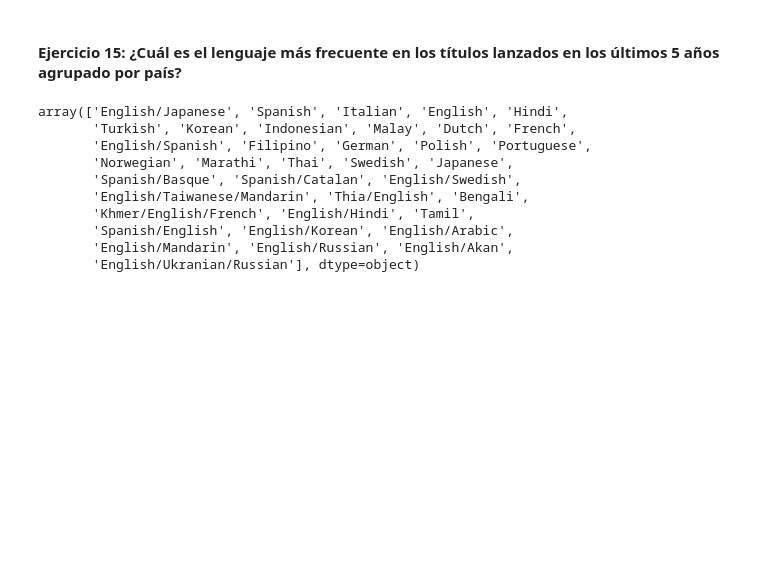
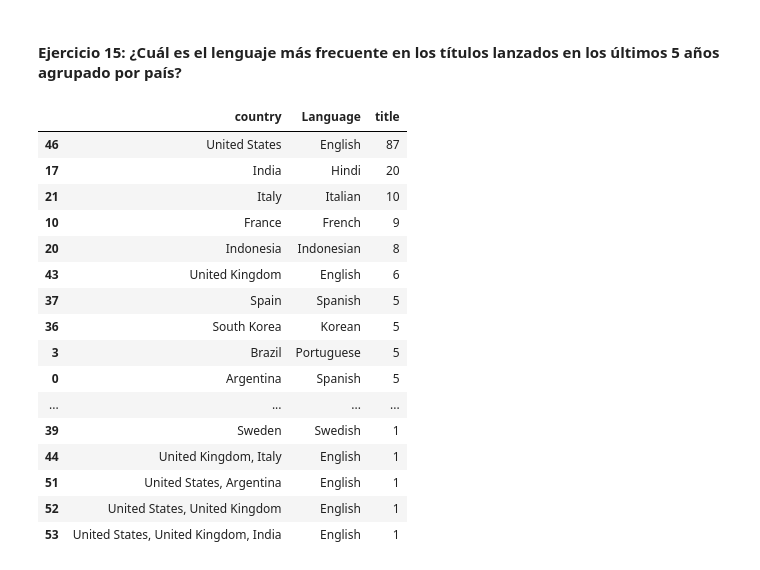
Before and after one commit to ngcarvajall/filtrado_groupby, a Jupyter notebook: laboratorio-modulo2-leccion03-groupby.ipynb, the cells around one changed output. Cells and saved outputs as stored; diff of their text form; code cells hidden in the pictures; blank space fills up the shorter version.

```diff
--- a/laboratorio-modulo2-leccion03-groupby.ipynb
+++ b/laboratorio-modulo2-leccion03-groupby.ipynb
@@ -283,15 +282,26 @@ df_directores
 # %% [markdown]
 #### Ejercicio 15: ¿Cuál es el lenguaje más frecuente en los títulos lanzados en los últimos 5 años agrupado por país?
 # %%
-netflix_filtrado['Language'].unique()
+filtro_año_bet = netflix_filtrado['release_year'].between(2020, 2024, inclusive='both')
+n_filtro2 = netflix_filtrado[filtro_año_bet]
+n_agrupado3 = n_filtro2.groupby(['country','Language'])['title'].count().reset_index()
+n_top_idiomas = n_agrupado3.loc[n_agrupado3.groupby("country")["title"].idxmax()]
+n_top_idiomas.sort_values("title", ascending=False)
 # %% [output]
-array(['English/Japanese', 'Spanish', 'Italian', 'English', 'Hindi',
-       'Turkish', 'Korean', 'Indonesian', 'Malay', 'Dutch', 'French',
-       'English/Spanish', 'Filipino', 'German', 'Polish', 'Portuguese',
-       'Norwegian', 'Marathi', 'Thai', 'Swedish', 'Japanese',
-       'Spanish/Basque', 'Spanish/Catalan', 'English/Swedish',
-       'English/Taiwanese/Mandarin', 'Thia/English', 'Bengali',
-       'Khmer/English/French', 'English/Hindi', 'Tamil',
-       'Spanish/English', 'English/Korean', 'English/Arabic',
-       'English/Mandarin', 'English/Russian', 'English/Akan',
-       'English/Ukranian/Russian'], dtype=object)
+|  | country | Language | title |
+| 46 | United States | English | 87 |
+| 17 | India | Hindi | 20 |
+| 21 | Italy | Italian | 10 |
+| 10 | France | French | 9 |
+| 20 | Indonesia | Indonesian | 8 |
+| 43 | United Kingdom | English | 6 |
+| 37 | Spain | Spanish | 5 |
+| 36 | South Korea | Korean | 5 |
+| 3 | Brazil | Portuguese | 5 |
+| 0 | Argentina | Spanish | 5 |
+| ... | ... | ... | ... |
+| 39 | Sweden | Swedish | 1 |
+| 44 | United Kingdom, Italy | English | 1 |
+| 51 | United States, Argentina | English | 1 |
+| 52 | United States, United Kingdom | English | 1 |
+| 53 | United States, United Kingdom, India | English | 1 |
```
Also changed, not shown: parts of 2 cells of this notebook, 1 other file.
